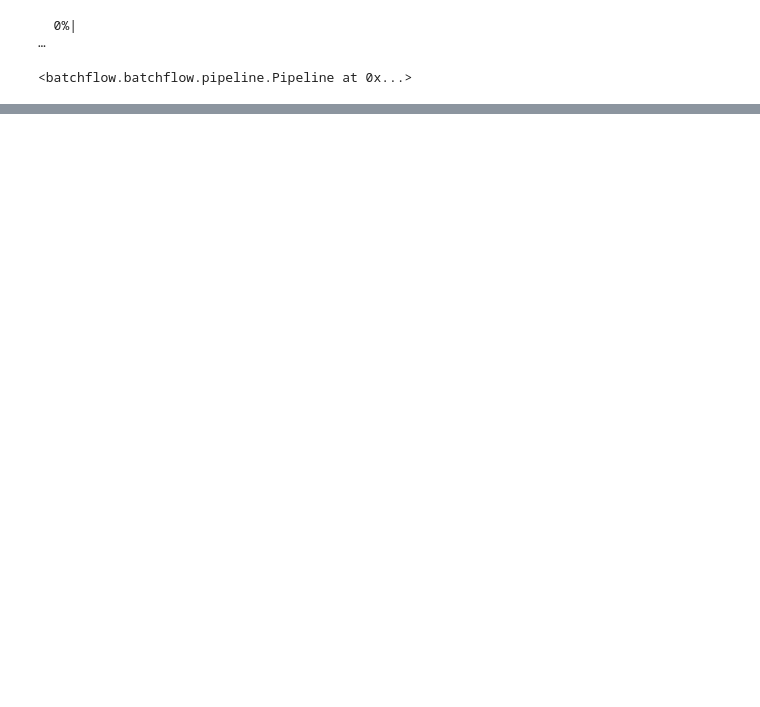
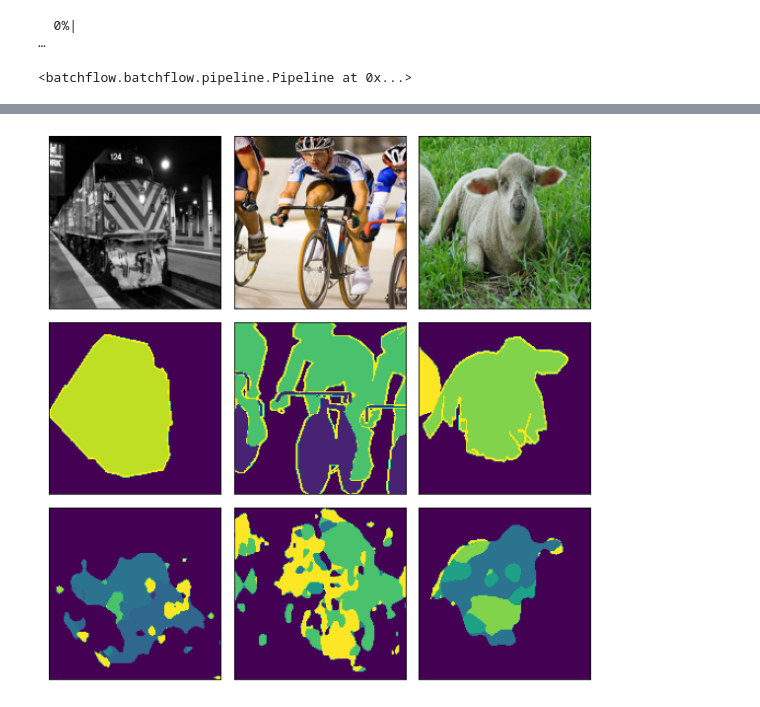
Before and after one commit to RisaMagpie/neuronets, a Jupyter notebook: bf_DeepLab_pascal.ipynb, the cells around one changed output, grey strips where cells are left out. Drawn from its saved outputs; the diff is of its cells as text; code cells hidden in the pictures; blank space fills up the shorter version.

```diff
--- a/bf_DeepLab_pascal.ipynb
+++ b/bf_DeepLab_pascal.ipynb
@@ -133,7 +125,7 @@ plt.show()
 # %%
 pipeline = (dataset.test.p
                 .import_model('model', train_pipeline)
-                .init_variable('metrics', None)
+                .init_variable('metrics')
                 .init_variable('predictions')
                 .resize(size=IMAGE_SHAPE, src=['images', 'labels'], dst=['images', 'labels'])
                 .to_array(channels='first', src=['images', 'labels'], dst=['images', 'labels'])
@@ -145,7 +137,7 @@ pipeline = (dataset.test.p
                                  save_to=V('metrics', mode='update'))
             )
 # %%
-pipeline.run(64, drop_last=False, bar='n')
+pipeline.run(32, drop_last=False, bar='n')
 # %% [output]
   0%|                                                                                                         …
 <batchflow.batchflow.pipeline.Pipeline at 0x...>
@@ -161,0 +156,19 @@ array([0.6201698 , 0.78089681, 0.60112711, 0.79244258, 0.7107171 ,
+# %%
+batch = pipeline.next_batch(3)
+outputs = pipeline.v('predictions')[:3]
+# %%
+fig, axs = plt.subplots(nrows=3, ncols=3, figsize=(8, 8), subplot_kw={'xticks': [], 'yticks': []})
+
+for picture_num, ax in enumerate(axs.flat):
+    if picture_num<3:
+        ax.imshow(np.moveaxis(batch.images[picture_num] / 255, 0, -1))
+    elif picture_num < 6:
+        ax.imshow(batch.labels[picture_num-3])
+    else:
+        ax.imshow(np.argmax(outputs[picture_num-6], axis=0))
+
+
+plt.tight_layout()
+plt.show()
+# %% [output]
+[figure, added]
```
Also changed, not shown: parts of 8 cells of this notebook, 1 other file.
